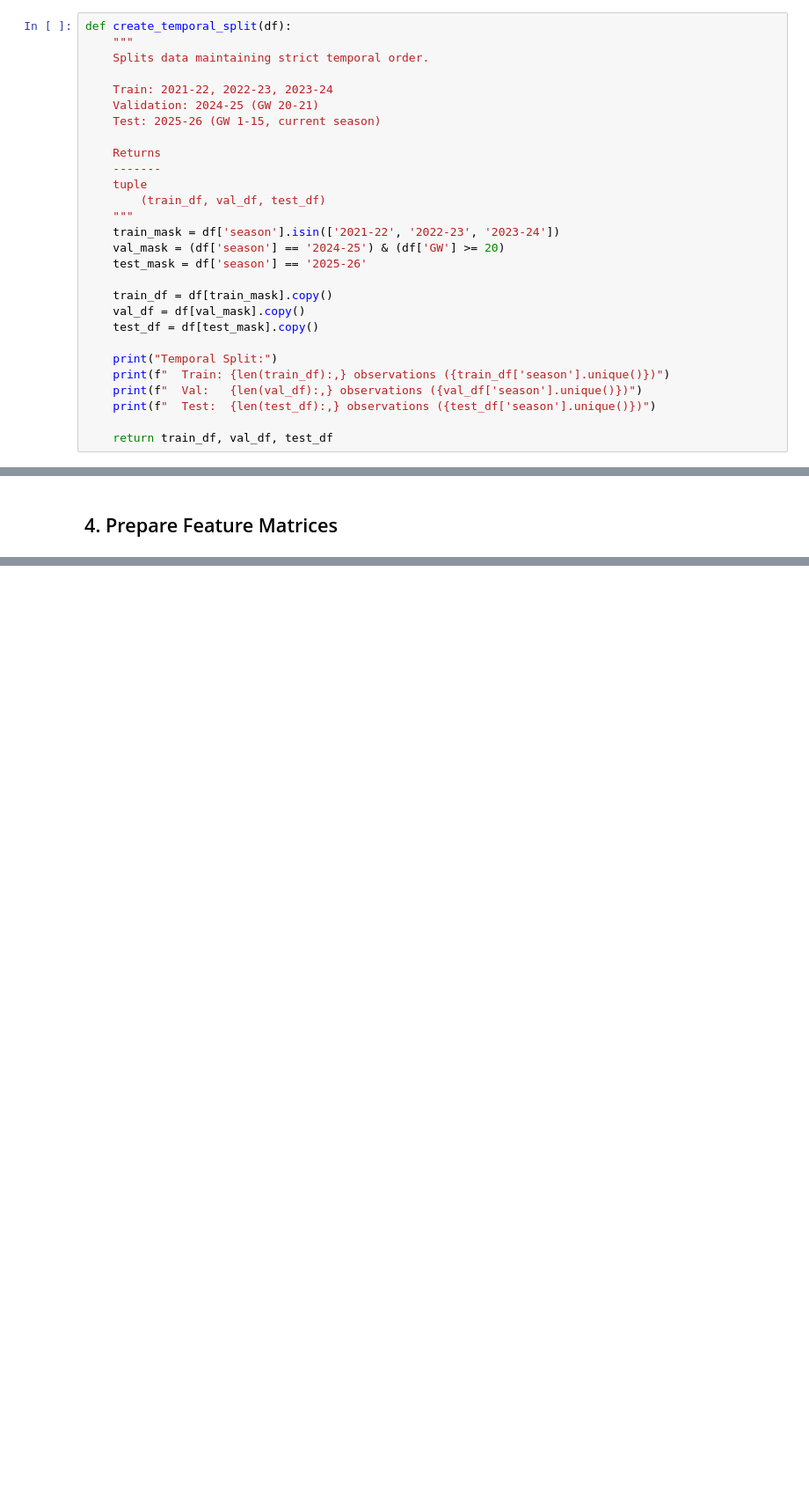
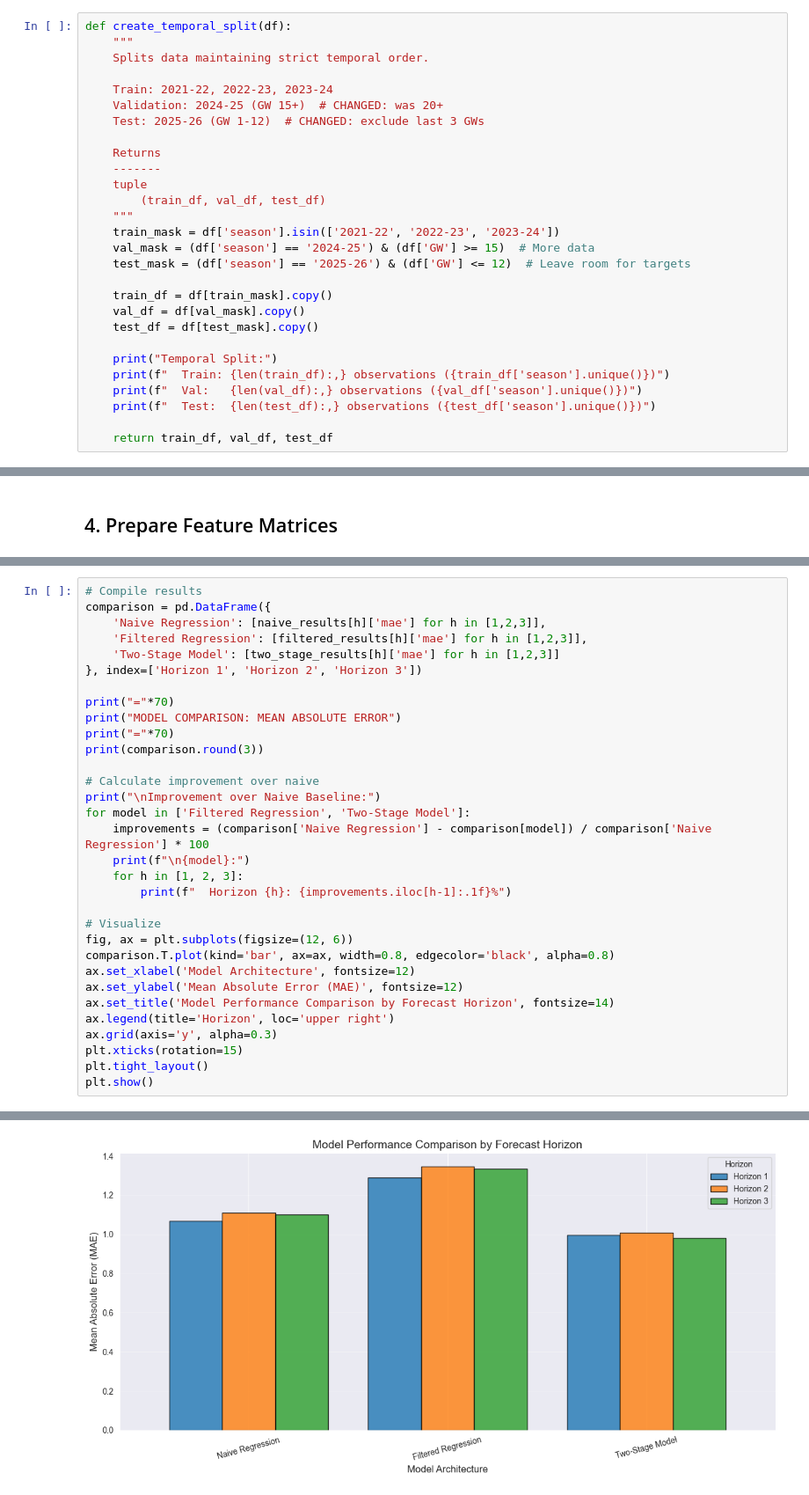
Before and after one commit to Splinter0017/fpl-advisor-engine, a Jupyter notebook: Notebooks/03_model.ipynb, the cells around one changed output, grey strips where cells are left out. Shown at 88% size. Saved outputs shown, nothing was run; the diff lists cells and outputs as text; blank space fills up the shorter version.

Commit message:
Model training and evaluation with classification and regression. (still in progress)

```diff
--- a/Notebooks/03_model.ipynb
+++ b/Notebooks/03_model.ipynb
@@ -99,8 +99,8 @@ def create_temporal_split(df):
     Splits data maintaining strict temporal order.
 
     Train: 2021-22, 2022-23, 2023-24
-    Validation: 2024-25 (GW 20-21)
-    Test: 2025-26 (GW 1-15, current season)
+    Validation: 2024-25 (GW 15+)  # CHANGED: was 20+
+    Test: 2025-26 (GW 1-12)  # CHANGED: exclude last 3 GWs
 
     Returns
     -------
@@ -108,8 +108,8 @@ def create_temporal_split(df):
         (train_df, val_df, test_df)
     """
     train_mask = df['season'].isin(['2021-22', '2022-23', '2023-24'])
-    val_mask = (df['season'] == '2024-25') & (df['GW'] >= 20)
-    test_mask = df['season'] == '2025-26'
+    val_mask = (df['season'] == '2024-25') & (df['GW'] >= 15)  # More data
+    test_mask = (df['season'] == '2025-26') & (df['GW'] <= 12)  # Leave room for targets
 
     train_df = df[train_mask].copy()
     val_df = df[val_mask].copy()
@@ -222,0 +586,33 @@ print(f"  Test:  {X_test.shape}")
+# %%
+# Compile results
+comparison = pd.DataFrame({
+    'Naive Regression': [naive_results[h]['mae'] for h in [1,2,3]],
+    'Filtered Regression': [filtered_results[h]['mae'] for h in [1,2,3]],
+    'Two-Stage Model': [two_stage_results[h]['mae'] for h in [1,2,3]]
+}, index=['Horizon 1', 'Horizon 2', 'Horizon 3'])
+
+print("="*70)
+print("MODEL COMPARISON: MEAN ABSOLUTE ERROR")
+print("="*70)
+print(comparison.round(3))
+
+# Calculate improvement over naive
+print("\nImprovement over Naive Baseline:")
+for model in ['Filtered Regression', 'Two-Stage Model']:
+    improvements = (comparison['Naive Regression'] - comparison[model]) / comparison['Naive Regression'] * 100
+    print(f"\n{model}:")
+    for h in [1, 2, 3]:
+        print(f"  Horizon {h}: {improvements.iloc[h-1]:.1f}%")
+
+# Visualize
+fig, ax = plt.subplots(figsize=(12, 6))
+comparison.T.plot(kind='bar', ax=ax, width=0.8, edgecolor='black', alpha=0.8)
+ax.set_xlabel('Model Architecture', fontsize=12)
+ax.set_ylabel('Mean Absolute Error (MAE)', fontsize=12)
+ax.set_title('Model Performance Comparison by Forecast Horizon', fontsize=14)
+ax.legend(title='Horizon', loc='upper right')
+ax.grid(axis='y', alpha=0.3)
+plt.xticks(rotation=15)
+plt.tight_layout()
+plt.show()
+# %% [output]
@@ -222,0 +638 @@ print(f"  Test:  {X_test.shape}")
+[figure, added]
```
Also changed, not shown: parts of 18 cells of this notebook.
